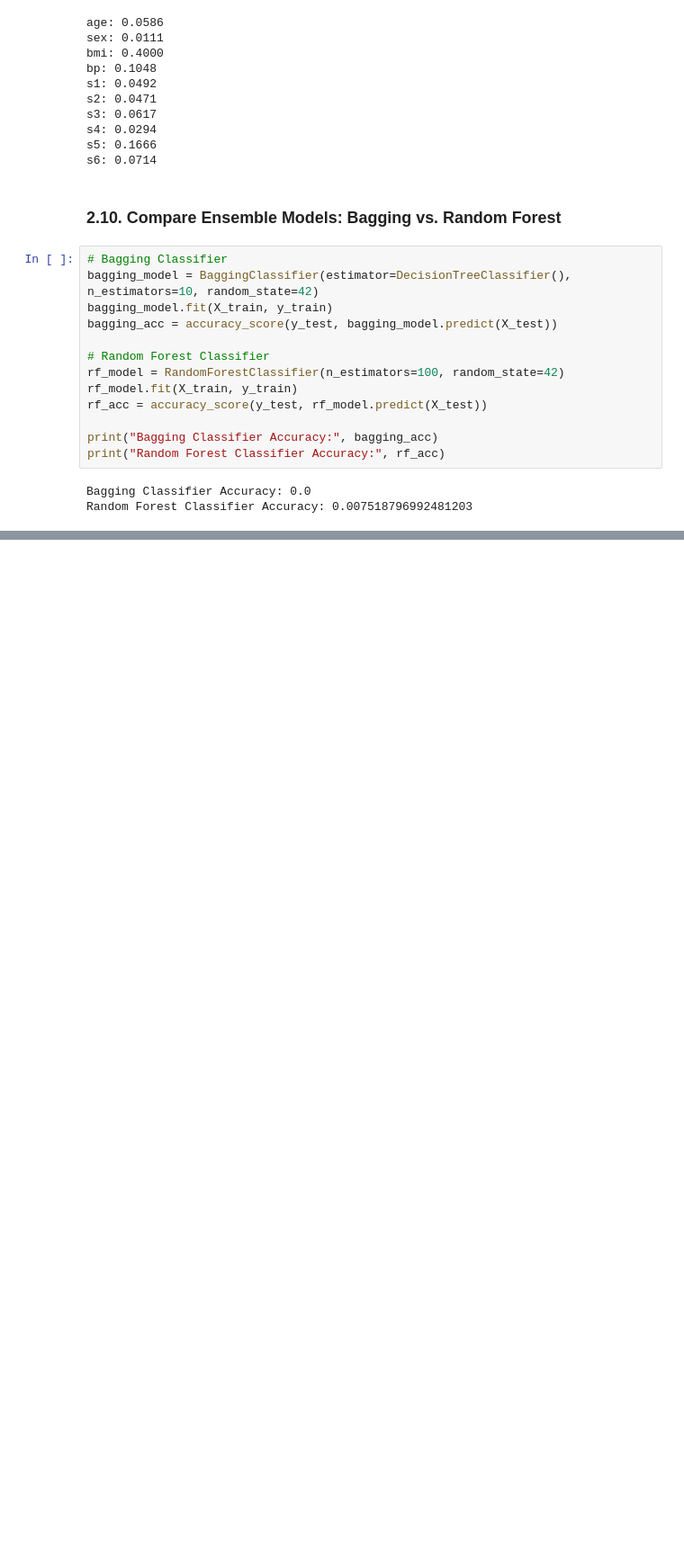
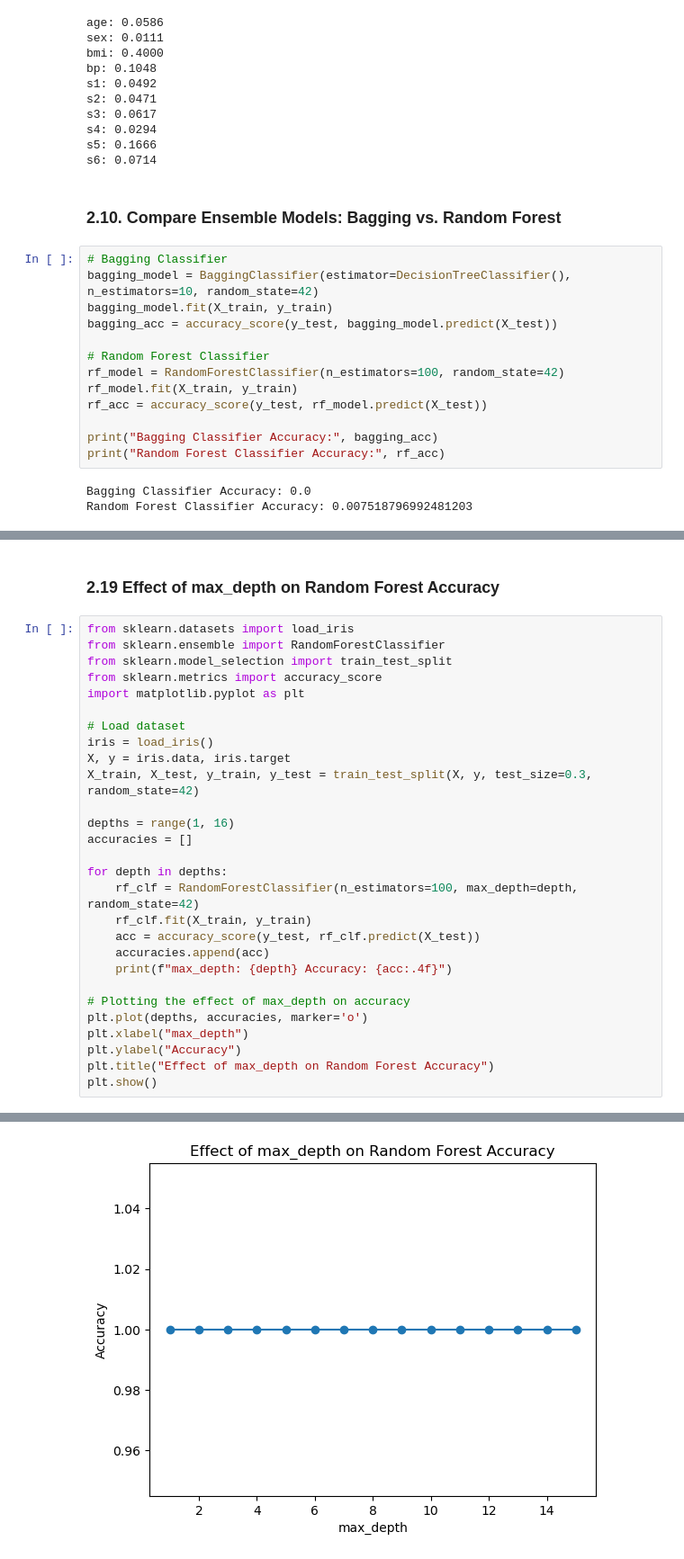
Before and after one commit to gauravmohan93s/PW_Skills_Assignments, a Jupyter notebook: Machine Learning/Ensemble Learning/Ensemble Learning.ipynb, the cells around one changed output, grey strips where cells are left out. Shown at 90% size. Drawn from its saved outputs; the diff is of its cells as text; blank space fills up the shorter version.

```diff
--- a/Machine Learning/Ensemble Learning/Ensemble Learning.ipynb
+++ b/Machine Learning/Ensemble Learning/Ensemble Learning.ipynb
@@ -326,0 +552,31 @@ Random Forest Classifier Accuracy: 0.007518796992481203
+# %% [markdown]
+### 2.19 Effect of max_depth on Random Forest Accuracy
+# %%
+from sklearn.datasets import load_iris
+from sklearn.ensemble import RandomForestClassifier
+from sklearn.model_selection import train_test_split
+from sklearn.metrics import accuracy_score
+import matplotlib.pyplot as plt
+
+# Load dataset
+iris = load_iris()
+X, y = iris.data, iris.target
+X_train, X_test, y_train, y_test = train_test_split(X, y, test_size=0.3, random_state=42)
+
+depths = range(1, 16)
+accuracies = []
+
+for depth in depths:
+    rf_clf = RandomForestClassifier(n_estimators=100, max_depth=depth, random_state=42)
+    rf_clf.fit(X_train, y_train)
+    acc = accuracy_score(y_test, rf_clf.predict(X_test))
+    accuracies.append(acc)
+    print(f"max_depth: {depth} Accuracy: {acc:.4f}")
+
+# Plotting the effect of max_depth on accuracy
+plt.plot(depths, accuracies, marker='o')
+plt.xlabel("max_depth")
+plt.ylabel("Accuracy")
+plt.title("Effect of max_depth on Random Forest Accuracy")
+plt.show()
+# %% [output]
@@ -326,0 +598 @@ Random Forest Classifier Accuracy: 0.007518796992481203
+[figure, added]
```
Also changed, not shown: parts of 29 cells of this notebook.
